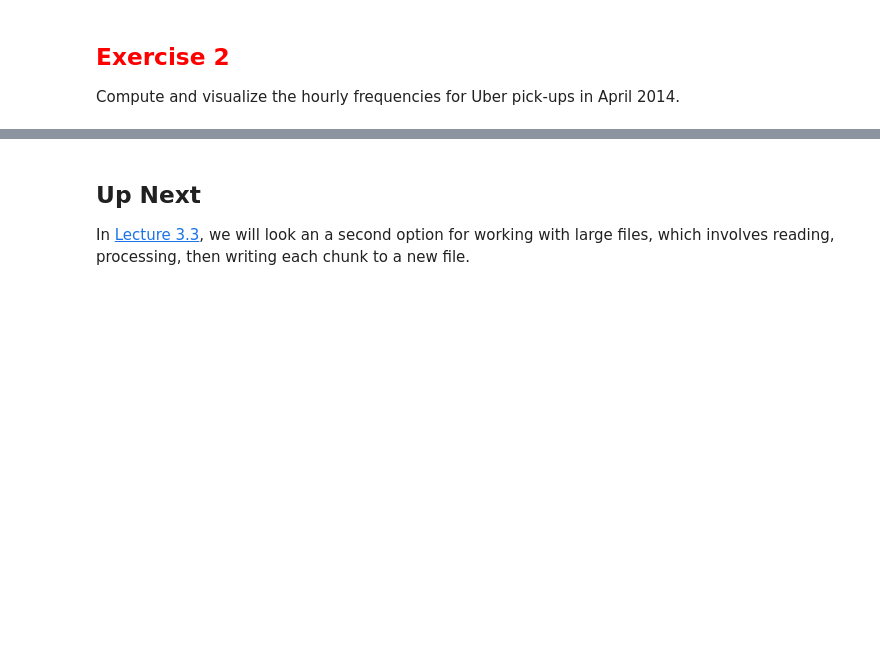
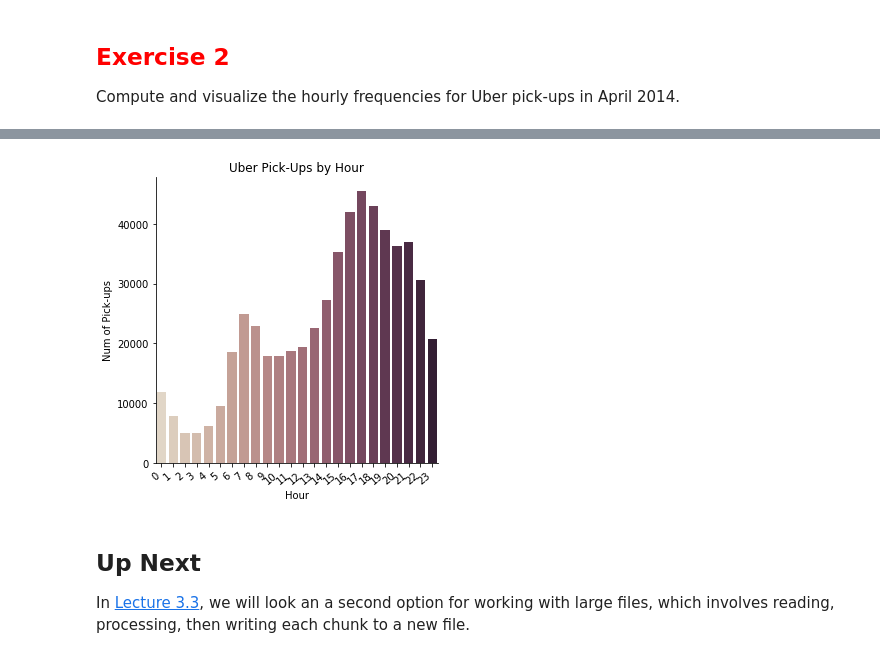
Before and after one commit to reaganbuske/DSCI430, a Jupyter notebook: 3_2_aggregating_large_files_in_pandas_RB.ipynb, the cells around one changed output, grey strips where cells are left out. Saved outputs shown, nothing was run; the diff lists cells and outputs as text; code cells hidden in the pictures; blank space fills up the shorter version.

```diff
--- a/3_2_aggregating_large_files_in_pandas_RB.ipynb
+++ b/3_2_aggregating_large_files_in_pandas_RB.ipynb
@@ -493,0 +621,5 @@ Compute and visualize the hourly frequencies for Uber pick-ups in April 2014.
+# %%
+from unpythonic import begin
+chunk_cnts = [begin(print("processing chunk {0}, aggregating {1} rows".format(i, len(chunk))),
+                    chunk >> add_hour >> hour_cnts)
+              for i, chunk in enumerate(df_iter)]
@@ -493,0 +687,5 @@ Compute and visualize the hourly frequencies for Uber pick-ups in April 2014.
+# %%
+combine = lambda df1, df2: (pd.concat([df1, df2], sort = False)
+                            >> group_by(X.hour)
+                            >> summarise(cnt = X.cnt.sum()))
+combine(cnt1, cnt2)
@@ -493,0 +710,3 @@ Compute and visualize the hourly frequencies for Uber pick-ups in April 2014.
+# %%
+cnts = chunk_cnts[0]
+cnts
@@ -493,0 +731,4 @@ Compute and visualize the hourly frequencies for Uber pick-ups in April 2014.
+# %%
+for chunk_cnt in chunk_cnts[1:]:
+    cnts = combine(cnts, chunk_cnt)
+cnts
@@ -494,3 +753,20 @@ Compute and visualize the hourly frequencies for Uber pick-ups in April 2014.
+# %%
+import matplotlib.pylab as plt
+ax = (sns
+      .catplot(x="hour",
+               y = 'cnt',
+               kind="bar",
+               palette="ch:.25",
+               data=cnts))
+
+ax.set_xticklabels(ax.ax.get_xticklabels(), rotation=40, ha="right")
+ax.set(title='Uber Pick-Ups by Hour',
+       xlabel='Hour',
+       ylabel='Num of Pick-ups')
+plt.tight_layout()
+plt.show()
+# %% [output]
+[figure, added]
 # %% [markdown]
 ## Up Next
 
```
Also changed, not shown: parts of 20 cells of this notebook.
